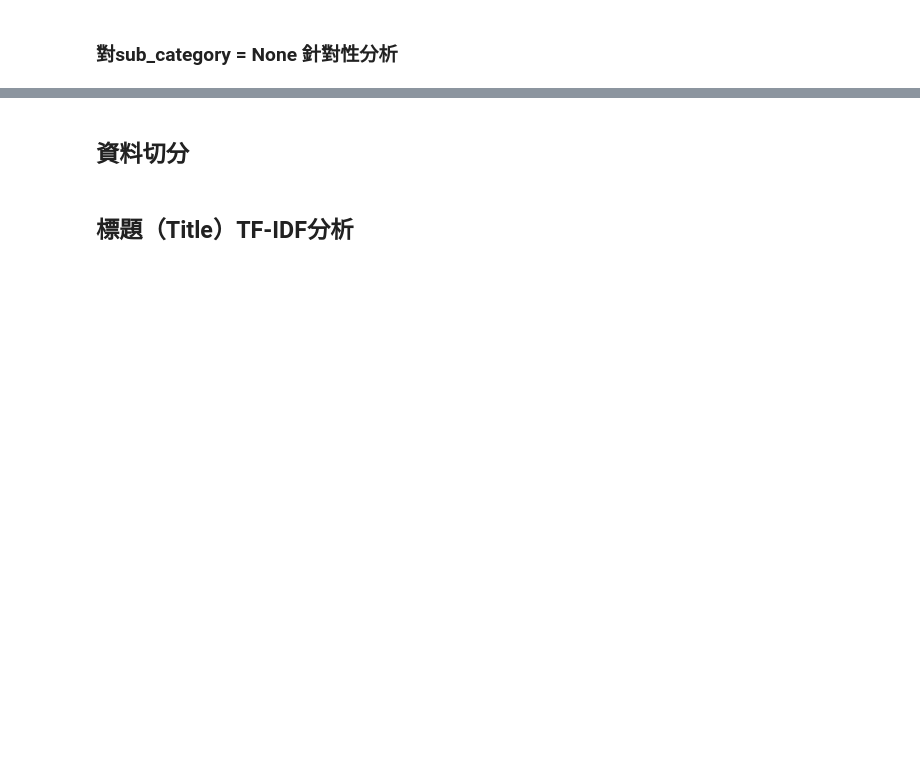
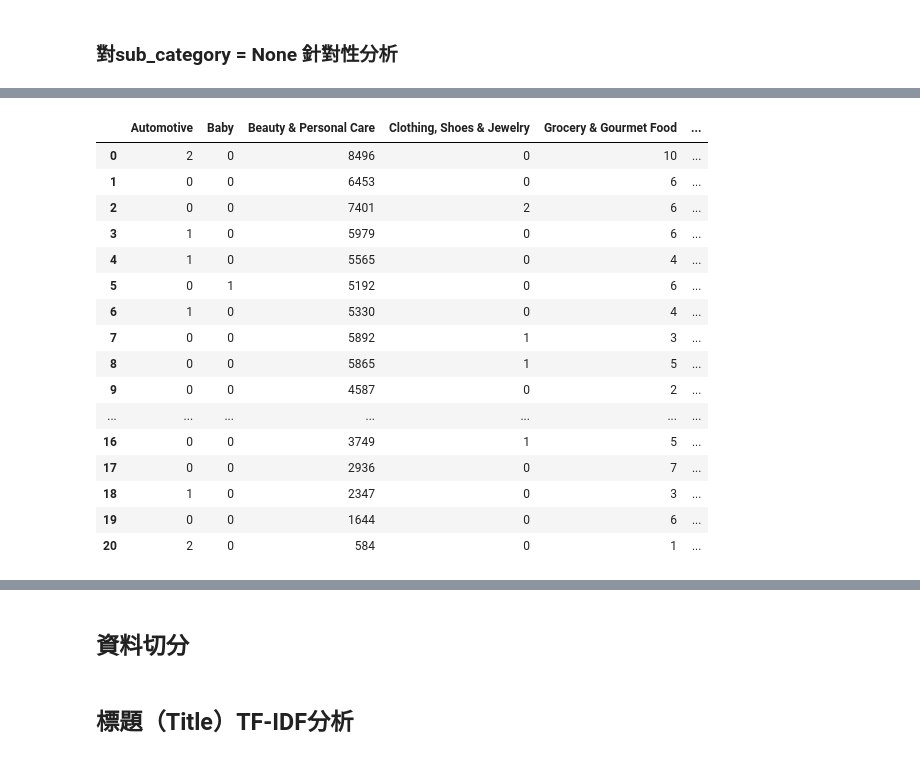
Before and after one commit to RoiWu/data-course-sample, a Jupyter notebook: content_based_filter.ipynb, the cells around one changed output, grey strips where cells are left out. Drawn from its saved outputs; the diff is of its cells as text; code cells hidden in the pictures; blank space fills up the shorter version.

```diff
--- a/content_based_filter.ipynb
+++ b/content_based_filter.ipynb
@@ -164,0 +231,21 @@ def historyCounts(start, end, biastime):
+# %%
+sub_category_Counts = pd.DataFrame(output, columns=np.unique(metadata_clean["sub_category"]))
+sub_category_Counts
+# %% [output]
+|  | Automotive | Baby | Beauty & Personal Care | Clothing, Shoes & Jewelry | Grocery & Gourmet Food | ... |
+| 0 | 2 | 0 | 8496 | 0 | 10 | ... |
+| 1 | 0 | 0 | 6453 | 0 | 6 | ... |
+| 2 | 0 | 0 | 7401 | 2 | 6 | ... |
+| 3 | 1 | 0 | 5979 | 0 | 6 | ... |
+| 4 | 1 | 0 | 5565 | 0 | 4 | ... |
+| 5 | 0 | 1 | 5192 | 0 | 6 | ... |
+| 6 | 1 | 0 | 5330 | 0 | 4 | ... |
+| 7 | 0 | 0 | 5892 | 1 | 3 | ... |
+| 8 | 0 | 0 | 5865 | 1 | 5 | ... |
+| 9 | 0 | 0 | 4587 | 0 | 2 | ... |
+| ... | ... | ... | ... | ... | ... | ... |
+| 16 | 0 | 0 | 3749 | 1 | 5 | ... |
+| 17 | 0 | 0 | 2936 | 0 | 7 | ... |
+| 18 | 1 | 0 | 2347 | 0 | 3 | ... |
+| 19 | 0 | 0 | 1644 | 0 | 6 | ... |
+| 20 | 2 | 0 | 584 | 0 | 1 | ... |
```
Also changed, not shown: parts of 6 cells of this notebook.
